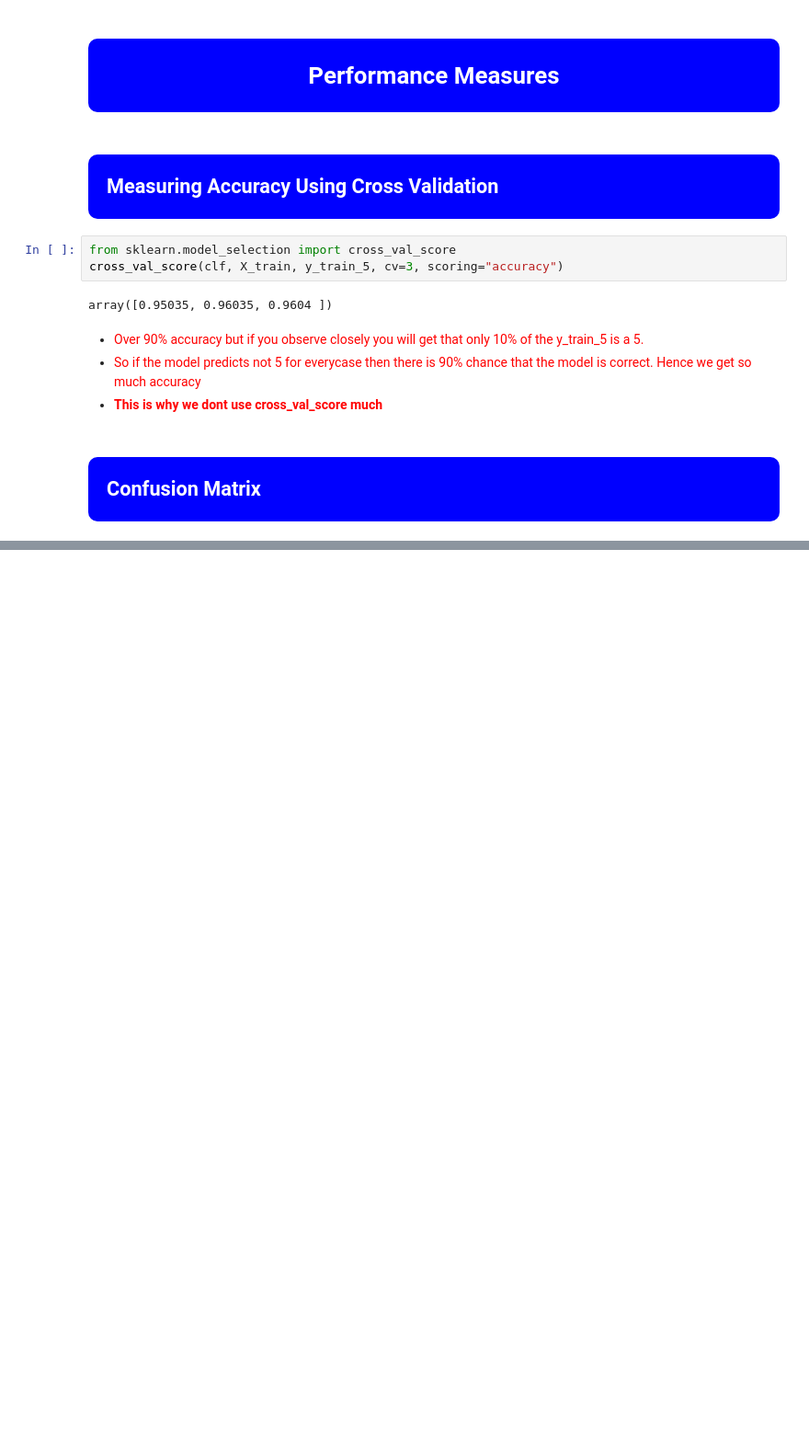
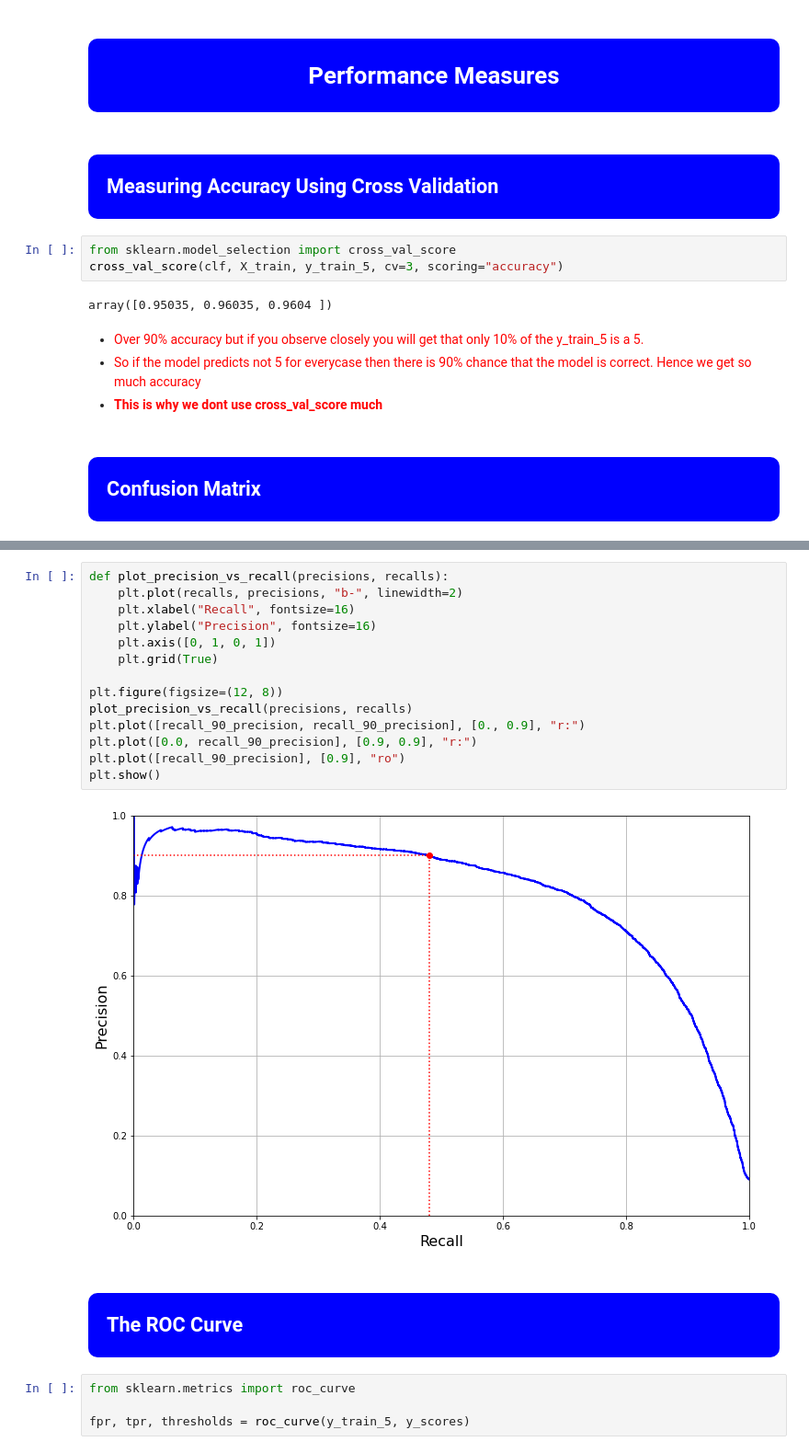
Before and after one commit to niketanmoon/MachineLearning, a Jupyter notebook: Classification MNIST/Classification with MNIST.ipynb, the cells around one changed output, grey strips where cells are left out. Shown: that part at 92% size. Cells and saved outputs as stored; diff of their text form; blank space fills up the shorter version.

```diff
--- a/Classification MNIST/Classification with MNIST.ipynb
+++ b/Classification MNIST/Classification with MNIST.ipynb
@@ -87,0 +162,22 @@ array([0.95035, 0.96035, 0.9604 ])
+# %%
+def plot_precision_vs_recall(precisions, recalls):
+    plt.plot(recalls, precisions, "b-", linewidth=2)
+    plt.xlabel("Recall", fontsize=16)
+    plt.ylabel("Precision", fontsize=16)
+    plt.axis([0, 1, 0, 1])
+    plt.grid(True)
+
+plt.figure(figsize=(12, 8))
+plot_precision_vs_recall(precisions, recalls)
+plt.plot([recall_90_precision, recall_90_precision], [0., 0.9], "r:")
+plt.plot([0.0, recall_90_precision], [0.9, 0.9], "r:")
+plt.plot([recall_90_precision], [0.9], "ro")
+plt.show()
+# %% [output]
+[figure, added]
+# %% [markdown]
+## <div style="color:white; background-color:blue; padding:20px; text-align:left; border-radius:10px">The ROC Curve</div>
+# %%
+from sklearn.metrics import roc_curve
+
+fpr, tpr, thresholds = roc_curve(y_train_5, y_scores)
```
Also changed, not shown: parts of 35 cells of this notebook.
